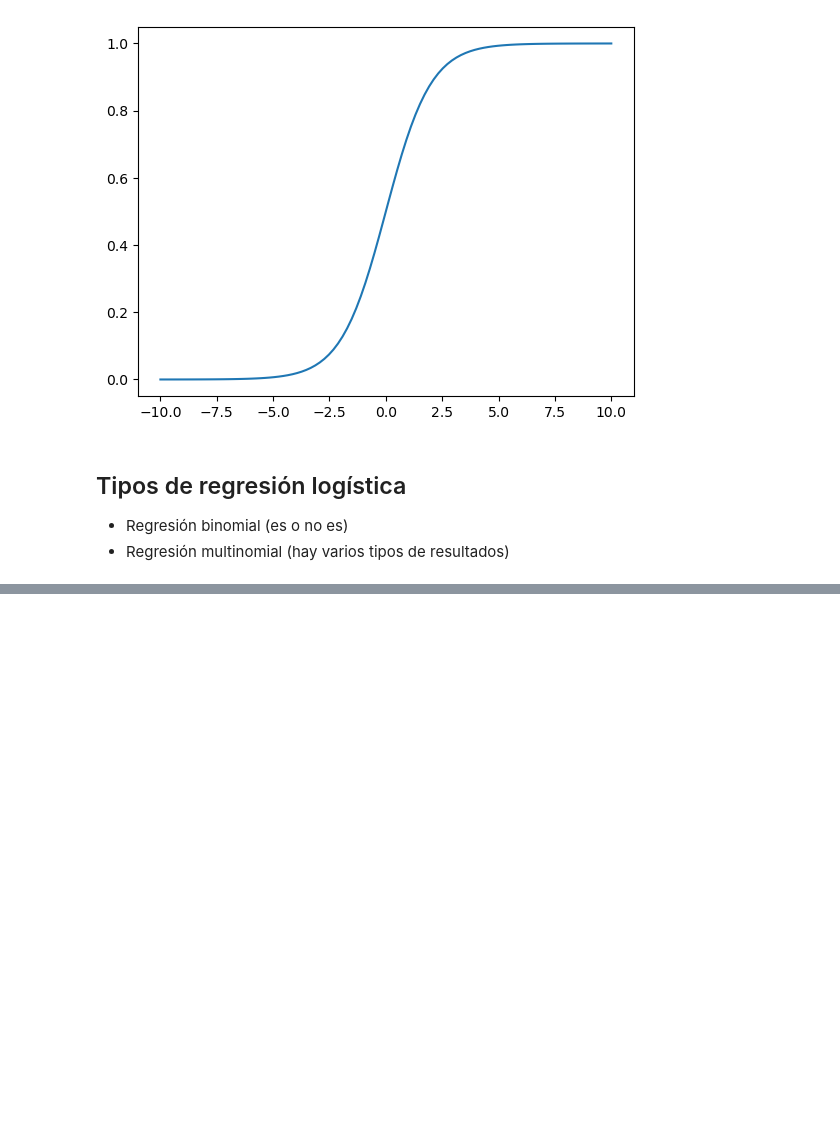
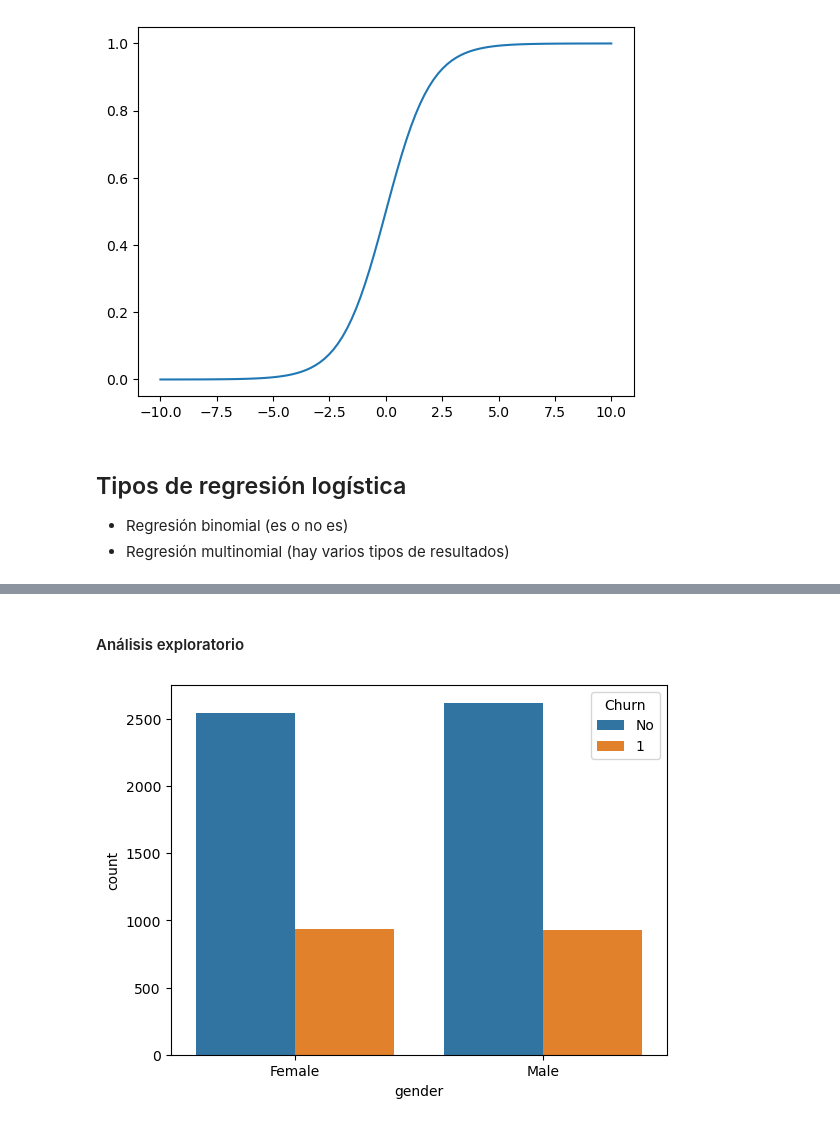
Before and after one commit to rodrigo2000m/apuntes_ML_python, a Jupyter notebook: regresion_logistica.ipynb, the cells around one changed output, grey strips where cells are left out. Saved outputs shown, nothing was run; the diff lists cells and outputs as text; code cells hidden in the pictures; blank space fills up the shorter version.

```diff
--- a/regresion_logistica.ipynb
+++ b/regresion_logistica.ipynb
@@ -160,0 +197,2 @@ plt.plot(z, sigm_func(z))
+# %%
+df_data.TotalCharges = pd.to_numeric(df_data.TotalCharges, errors="coerce")
@@ -160,0 +219,2 @@ plt.plot(z, sigm_func(z))
+# %%
+df_data.dropna(inplace=True)
@@ -160,0 +267,7 @@ plt.plot(z, sigm_func(z))
+# %% [markdown]
+#### Análisis exploratorio
+# %%
+sns.countplot(data= df_data, x="gender", hue="Churn")
+plt.show()
+# %% [output]
+[figure, added]
```
Also changed, not shown: parts of 25 cells of this notebook, 2 other files.
